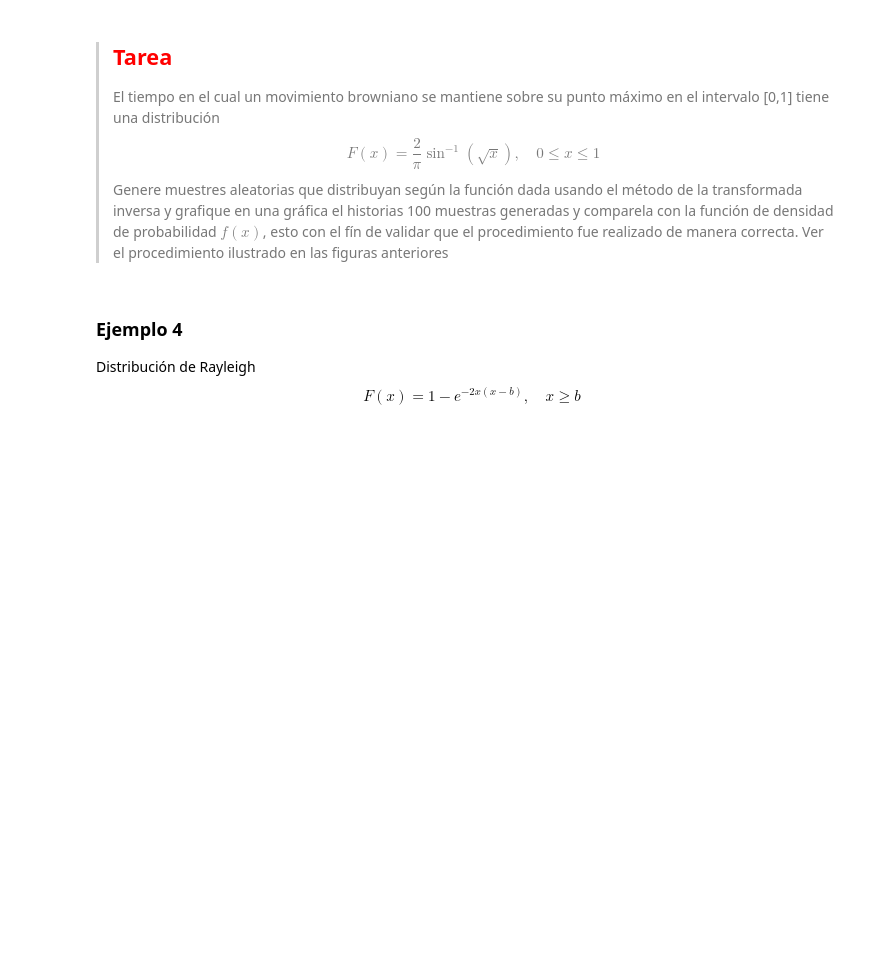
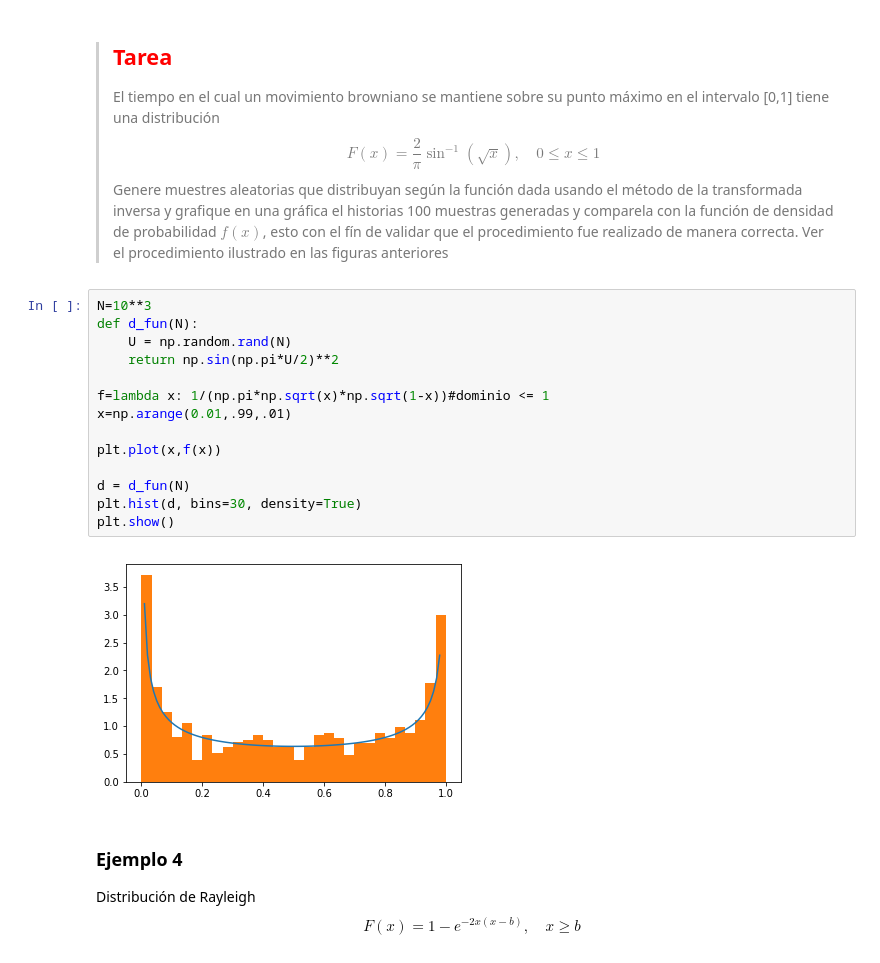
Before and after one commit to ramirezdiana/SPF-2019-II-G2, a Jupyter notebook: TEMA-2/Clase9_GenDistribucionProbabilidad.ipynb, the cells around one changed output. Cells and saved outputs as stored; diff of their text form; blank space fills up the shorter version.

```diff
--- a/TEMA-2/Clase9_GenDistribucionProbabilidad.ipynb
+++ b/TEMA-2/Clase9_GenDistribucionProbabilidad.ipynb
@@ -185,6 +185,22 @@ list(map(histograma_erlang,Subplots,Y,Ks,Figures));
 >El tiempo en el cual un movimiento browniano se mantiene sobre su punto máximo en el intervalo [0,1] tiene una distribución
 >$$F(x)=\frac{2}{\pi}\sin^{-1}(\sqrt x),\quad 0\leq x\leq 1$$ </font>
 Genere muestres aleatorias que distribuyan según la función dada usando el método de la transformada inversa y grafique en una gráfica el historias 100 muestras generadas y comparela con la función de densidad de probabilidad  $f(x)$, esto con el fín de validar que el procedimiento fue realizado de manera correcta. Ver el procedimiento ilustrado en las figuras anteriores
+# %%
+N=10**3
+def d_fun(N):
+    U = np.random.rand(N)
+    return np.sin(np.pi*U/2)**2
+
+f=lambda x: 1/(np.pi*np.sqrt(x)*np.sqrt(1-x))#dominio <= 1
+x=np.arange(0.01,.99,.01)
+
+plt.plot(x,f(x))
+
+d = d_fun(N)
+plt.hist(d, bins=30, density=True)
+plt.show()
+# %% [output]
+[figure, added]
 # %% [markdown]
 ### Ejemplo 4
 Distribución de Rayleigh
```
Also changed, not shown: parts of 1 cell of this notebook, 1 other file.
